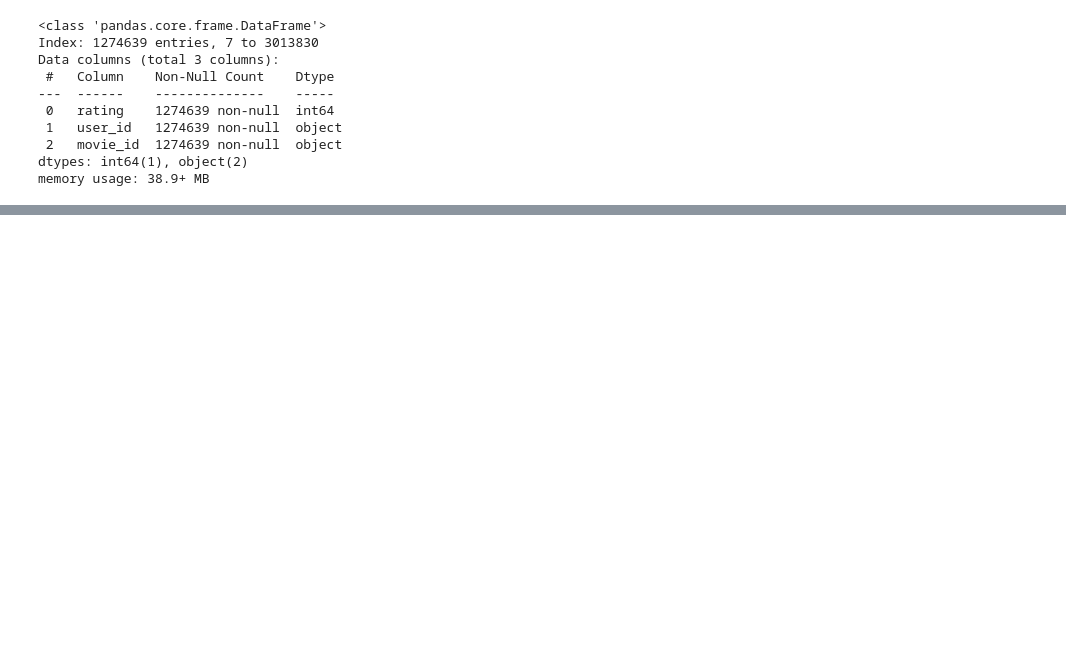
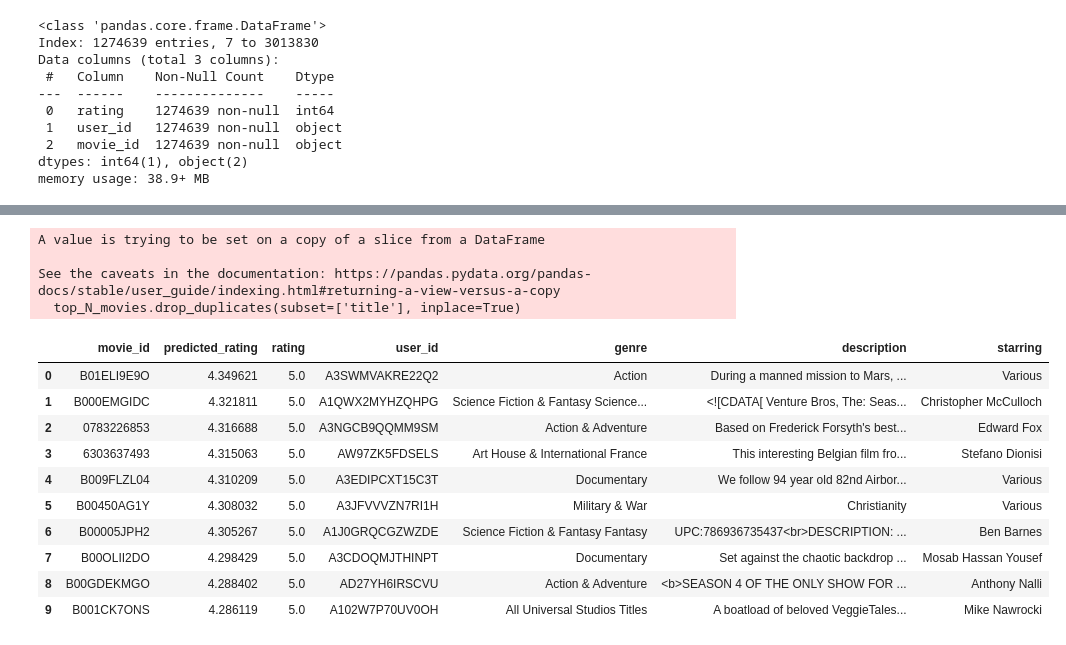
Before and after one commit to ImMaxRoss/film_finder, a Jupyter notebook: collab_model.ipynb, the cells around one changed output, grey strips where cells are left out. Cells and saved outputs as stored; diff of their text form; code cells hidden in the pictures; blank space fills up the shorter version.

Commit message:
finished collab model and created function to return recommended movies

```diff
--- a/collab_model.ipynb
+++ b/collab_model.ipynb
@@ -94,6 +194,6 @@ Test time         4.10    4.11    4.09    4.11    3.99    4.08    0.05
 # %%
-SVDpp_base = SVDpp()
-SVDpp_base.fit(trainset)
-predictions = SVDpp_base.test(testset)
+SVDpp_final = SVDpp(n_factors=30, n_epochs=40, reg_all=0.1, cache_ratings=False)
+SVDpp_final.fit(trainset)
+predictions = SVDpp_final.test(testset)
 kn_first = accuracy.rmse(predictions)
 # %% [output]
@@ -100,0 +201,32 @@ RMSE: 1.0375
+# %%
+def recommend_movies(user_id, trained_model, movie_df, N=10):
+    # Get a list of all movies that the user hasn't seen yet
+    user_movies = movie_df[movie_df['user_id'] == user_id]['movie_id'].tolist()
+    all_movies = movie_df['movie_id'].tolist()
+    unseen_movies = set(all_movies) - set(user_movies)
+
+    # Create a dataframe of predictions for all unseen movies
+    predictions = []
+    for movie_id in unseen_movies:
+        predicted_rating = trained_model.predict(user_id, movie_id).est
+        predictions.append({'movie_id': movie_id, 'predicted_rating': predicted_rating})
+    predictions_df = pd.DataFrame(predictions)
+
+    # Sort predictions by rating and return top N
+    top_N = predictions_df.sort_values('predicted_rating', ascending=False).head(N)
+    top_N_movie_ids = top_N['movie_id'].tolist()
+
+    # Get the details of the top N movies, including title and rating
+    top_N_movies = movie_df[movie_df['movie_id'].isin(top_N_movie_ids)]
+    top_N_movies.drop_duplicates(subset=['title'], inplace=True)
+
+    # Merge top N movie ratings with the details dataframe
+    top_N_ratings = pd.merge(top_N, top_N_movies, on='movie_id')
+
+    # Return the top N movie details (excluding title)
+    return top_N_ratings.drop('title', axis=1)
+# %%
+movies_df = pd.read_csv('./data/meta_all_clean.csv')
+movies_df.rename(columns={'asin': 'movie_id'}, inplace=True)
+movies_df.drop(columns =['english', 'rank'], inplace=True)
+movies_df.head()
@@ -100,0 +240,3 @@ RMSE: 1.0375
+# %%
+df_movies = pd.merge(df, movies_df, on='movie_id', how='right')
+df_movies.info()
@@ -100,0 +267,20 @@ RMSE: 1.0375
+# %%
+user_id = 'A526JEFWQZ03V'
+recommendations = recommend_movies(user_id, SVDpp_final, df_movies)
+recommendations
+# %% [output]
+A value is trying to be set on a copy of a slice from a DataFrame
+
+See the caveats in the documentation: https://pandas.pydata.org/pandas-docs/stable/user_guide/indexing.html#returning-a-view-versus-a-copy
+  top_N_movies.drop_duplicates(subset=['title'], inplace=True)
+|  | movie_id | predicted_rating | rating | user_id | genre | description | starring |
+| 0 | B01ELI9E9O | 4.349621 | 5.0 | A3SWMVAKRE22Q2 | Action | During a manned mission to Mars, ... | Various |
+| 1 | B000EMGIDC | 4.321811 | 5.0 | A1QWX2MYHZQHPG | Science Fiction & Fantasy Science... | <![CDATA[ Venture Bros, The: Seas... | Christopher McCulloch |
+| 2 | 0783226853 | 4.316688 | 5.0 | A3NGCB9QQMM9SM | Action & Adventure | Based on Frederick Forsyth's best... | Edward Fox |
+| 3 | 6303637493 | 4.315063 | 5.0 | AW97ZK5FDSELS | Art House & International France | This interesting Belgian film fro... | Stefano Dionisi |
+| 4 | B009FLZL04 | 4.310209 | 5.0 | A3EDIPCXT15C3T | Documentary | We follow 94 year old 82nd Airbor... | Various |
+| 5 | B00450AG1Y | 4.308032 | 5.0 | A3JFVVVZN7RI1H | Military & War | Christianity | Various |
+| 6 | B00005JPH2 | 4.305267 | 5.0 | A1J0GRQCGZWZDE | Science Fiction & Fantasy Fantasy | UPC:786936735437<br>DESCRIPTION: ... | Ben Barnes |
+| 7 | B00OLII2DO | 4.298429 | 5.0 | A3CDOQMJTHINPT | Documentary | Set against the chaotic backdrop ... | Mosab Hassan Yousef |
+| 8 | B00GDEKMGO | 4.288402 | 5.0 | AD27YH6IRSCVU | Action & Adventure | <b>SEASON 4 OF THE ONLY SHOW FOR ... | Anthony Nalli |
+| 9 | B001CK7ONS | 4.286119 | 5.0 | A102W7P70UV0OH | All Universal Studios Titles | A boatload of beloved VeggieTales... | Mike Nawrocki |
```
Also changed, not shown: parts of 21 cells of this notebook.
